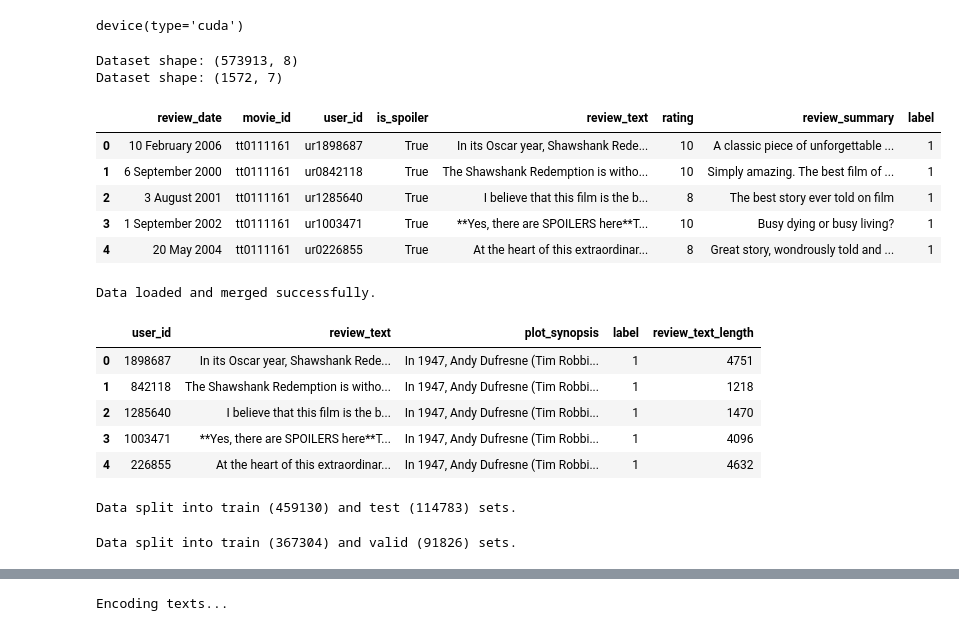
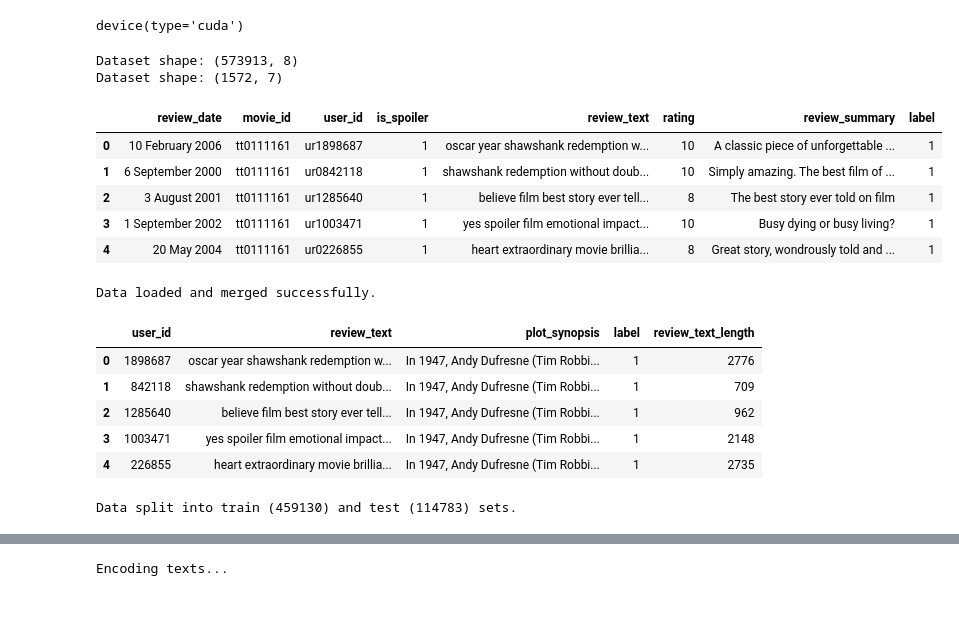
Before and after one commit to isaacchin12/cs3244_grp19, a Jupyter notebook: group19_spoiler.ipynb, the cells around one changed output, grey strips where cells are left out. Saved outputs shown, nothing was run; the diff lists cells and outputs as text; code cells hidden in the pictures.

Commit message:
Add files via upload
clean review_text by removing stop words and lemmatization

```diff
--- a/group19_spoiler.ipynb
+++ b/group19_spoiler.ipynb
@@ -19,23 +28,24 @@ device
 # %% [output]
 device(type='cuda')
 # %%
-df_reviews = pd.read_json('/SFS/project/ry/dp_sgteam/catherine/ada/dataset/IMDB_reviews.json', lines=True)
+directory_path = "/SFS/project/ry/dp_sgteam/catherine/ada/dataset"
+df_reviews = pd.read_json(f"{directory_path}/cleaned_data.json")
 df_reviews['label'] = df_reviews['is_spoiler'].astype(int)
 
-df_movies = pd.read_json('/SFS/project/ry/dp_sgteam/catherine/ada/dataset/IMDB_movie_details.json', lines=True)
+df_movies = pd.read_json(f"{directory_path}/IMDB_movie_details.json", lines=True)
 
 print(f"Dataset shape: {df_reviews.shape}")
 print(f"Dataset shape: {df_movies.shape}")
 df_reviews.head()
 # %% [output]
 Dataset shape: (573913, 8)
 Dataset shape: (1572, 7)
 |  | review_date | movie_id | user_id | is_spoiler | review_text | rating | review_summary | label |
-| 0 | 10 February 2006 | tt0111161 | ur1898687 | True | In its Oscar year, Shawshank Rede... | 10 | A classic piece of unforgettable ... | 1 |
-| 1 | 6 September 2000 | tt0111161 | ur0842118 | True | The Shawshank Redemption is witho... | 10 | Simply amazing. The best film of ... | 1 |
-| 2 | 3 August 2001 | tt0111161 | ur1285640 | True | I believe that this film is the b... | 8 | The best story ever told on film | 1 |
-| 3 | 1 September 2002 | tt0111161 | ur1003471 | True | **Yes, there are SPOILERS here**T... | 10 | Busy dying or busy living? | 1 |
-| 4 | 20 May 2004 | tt0111161 | ur0226855 | True | At the heart of this extraordinar... | 8 | Great story, wondrously told and ... | 1 |
+| 0 | 10 February 2006 | tt0111161 | ur1898687 | 1 | oscar year shawshank redemption w... | 10 | A classic piece of unforgettable ... | 1 |
+| 1 | 6 September 2000 | tt0111161 | ur0842118 | 1 | shawshank redemption without doub... | 10 | Simply amazing. The best film of ... | 1 |
+| 2 | 3 August 2001 | tt0111161 | ur1285640 | 1 | believe film best story ever tell... | 8 | The best story ever told on film | 1 |
+| 3 | 1 September 2002 | tt0111161 | ur1003471 | 1 | yes spoiler film emotional impact... | 10 | Busy dying or busy living? | 1 |
+| 4 | 20 May 2004 | tt0111161 | ur0226855 | 1 | heart extraordinary movie brillia... | 8 | Great story, wondrously told and ... | 1 |
 # %%
 df = pd.merge(df_reviews, df_movies, on='movie_id', how='left')
 
@@ -50,11 +60,11 @@ df.head()
 # %% [output]
 Data loaded and merged successfully.
 |  | user_id | review_text | plot_synopsis | label | review_text_length |
-| 0 | 1898687 | In its Oscar year, Shawshank Rede... | In 1947, Andy Dufresne (Tim Robbi... | 1 | 4751 |
-| 1 | 842118 | The Shawshank Redemption is witho... | In 1947, Andy Dufresne (Tim Robbi... | 1 | 1218 |
-| 2 | 1285640 | I believe that this film is the b... | In 1947, Andy Dufresne (Tim Robbi... | 1 | 1470 |
-| 3 | 1003471 | **Yes, there are SPOILERS here**T... | In 1947, Andy Dufresne (Tim Robbi... | 1 | 4096 |
-| 4 | 226855 | At the heart of this extraordinar... | In 1947, Andy Dufresne (Tim Robbi... | 1 | 4632 |
+| 0 | 1898687 | oscar year shawshank redemption w... | In 1947, Andy Dufresne (Tim Robbi... | 1 | 2776 |
+| 1 | 842118 | shawshank redemption without doub... | In 1947, Andy Dufresne (Tim Robbi... | 1 | 709 |
+| 2 | 1285640 | believe film best story ever tell... | In 1947, Andy Dufresne (Tim Robbi... | 1 | 962 |
+| 3 | 1003471 | yes spoiler film emotional impact... | In 1947, Andy Dufresne (Tim Robbi... | 1 | 2148 |
+| 4 | 226855 | heart extraordinary movie brillia... | In 1947, Andy Dufresne (Tim Robbi... | 1 | 2735 |
 # %%
 train_df, test_df = train_test_split(
     df,
@@ -65,14 +75,4 @@ train_df, test_df = train_test_split(
 print(f"Data split into train ({len(train_df)}) and test ({len(test_df)}) sets.")
 # %% [output]
 Data split into train (459130) and test (114783) sets.
-# %%
-train_df, valid_df = train_test_split(
-    train_df,
-    test_size=0.2,
-    stratify=train_df['label'],
-    random_state=42
-)
-print(f"Data split into train ({len(train_df)}) and valid ({len(valid_df)}) sets.")
-# %% [output]
-Data split into train (367304) and valid (91826) sets.
 # %%
```
Also changed, not shown: parts of 14 cells of this notebook.
